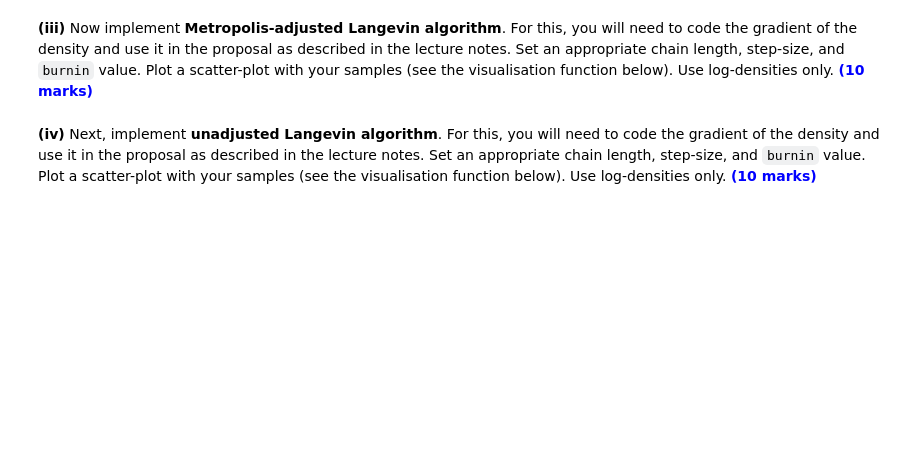
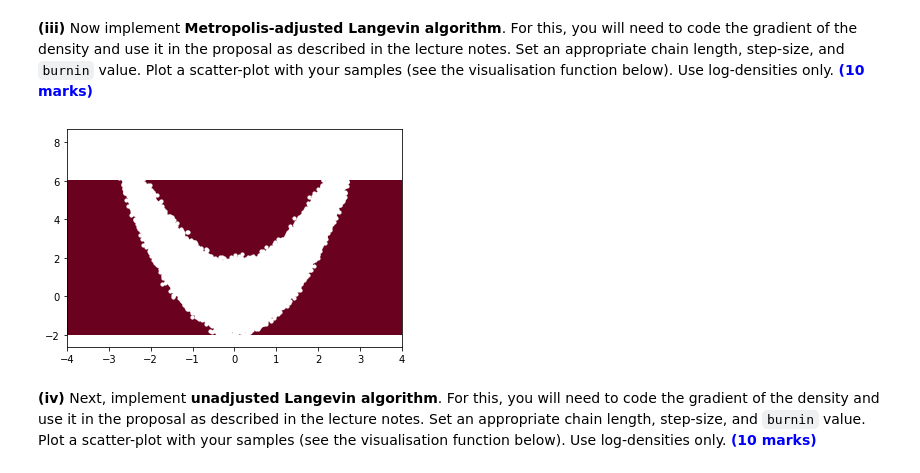
Before and after one commit to l-khali/stochastic_simulation, a Jupyter notebook: coursework/Stochastic Simulation Coursework 2023(1).ipynb, the cells around one changed output. Saved outputs shown, nothing was run; the diff lists cells and outputs as text; code cells hidden in the pictures; blank space fills up the shorter version.

```diff
--- a/coursework/Stochastic Simulation Coursework 2023(1).ipynb
+++ b/coursework/Stochastic Simulation Coursework 2023(1).ipynb
@@ -181,44 +231,60 @@ def log_likelihood(): # fill in the arguments
 # %% [markdown]
 **(iii)** Now implement **Metropolis-adjusted Langevin algorithm**. For this, you will need to code the gradient of the density and use it in the proposal as described in the lecture notes. Set an appropriate chain length, step-size, and `burnin` value. Plot a scatter-plot with your samples (see the visualisation function below). Use log-densities only. **<span style="color:blue">(10 marks)</span>**
 # %%
-def grad_log_prior(): # fill in the arguments
+def grad_log_prior(x): # fill in the arguments
     # fill in the function
-    pass # remove this line
-    return # fill in the return value
+    x1 = x[0]
+    x2 = x[1]
+    return np.array([(-x1/5 + 8*x1*(x2 - x1**2)), (-x2/5 - 4*(x2 - x1**2))])
 
 def grad_log_likelihood(): # fill in the arguments
     # fill in the function
     pass # remove this line
     return # fill in the return value
 
-def log_MALA_kernel(): # fill in the arguments
+def log_MALA_kernel(x_s, x, gamma, grad_log_prior): # fill in the arguments
     # fill in the function
-    pass # remove this line
-    return # fill in the return value
+    return - (1/(4 * gamma)) * np.linalg.norm(x_s - x - gamma * grad_log_prior(x)) ** 2
 
-gam = 0.01
+gamma = 0.01
+N = 1000000
+burnin = 200
 
-# fill in your code here
+# initisl values are zeros
+x = np.zeros((N, 2))
+
+sigma = np.sqrt(2 * gamma)
+
+for n in range(1, N):
+    u = rng.uniform(0,1)
+    x_s_l = x[n-1, :] + gamma * grad_log_prior(x[n-1, :]) + sigma * rng.normal(0, 1, 2)
+    u = rng.uniform(0, 1)
+    if np.log(u) < log_prior(x_s_l) - log_prior(x[n-1, :]) + log_MALA_kernel(x[n-1, :], x_s_l, gamma , grad_log_prior ) -log_MALA_kernel(x_s_l ,x[n-1, :], gamma, grad_log_prior ):
+        x[n, :] = x_s_l
+    else:
+        x[n, :] = x[n-1, :]
 
 # uncomment and plot your results (do not remove)
-# x_bb = np.linspace(-4, 4, 100)
-# y_bb = np.linspace(-2, 6, 100)
-# X_bb , Y_bb = np.meshgrid(x_bb , y_bb)
-# Z_bb = np.zeros((100 , 100))
-# for i in range(100):
-#     for j in range(100):
-#         Z_bb[i, j] = prior([X_bb[i, j], Y_bb[i, j]])
-# plt.contourf(X_bb , Y_bb , Z_bb , 100 , cmap='RdBu')
-# plt.scatter(x[:, 0], x[:, 1], s=10 , c='white')
-# plt.show()
+x_bb = np.linspace(-4, 4, 100)
+y_bb = np.linspace(-2, 6, 100)
+X_bb , Y_bb = np.meshgrid(x_bb , y_bb)
+Z_bb = np.zeros((100 , 100))
+for i in range(100):
+    for j in range(100):
+        Z_bb[i, j] = prior([X_bb[i, j], Y_bb[i, j]])
+plt.contourf(X_bb , Y_bb , Z_bb , 100 , cmap='RdBu')
+plt.scatter(x[burnin:, 0], x[burnin:, 1], s=10 , c='white')
+plt.show()
 
 # Note that above x vector (your samples) is assumed to be (N, 2).
 # It does not have to be this way (You can change the name of the variable x too).
 # i.e., If your x vector is (2, N), then use
 # plt.scatter(x[0, :], x[1, :], s=10 , c='white')
 # instead of
 # plt.scatter(x[:, 0], x[:, 1], s=10 , c='white')
 # in the above code.
+# %% [output]
+[figure, added]
 # %% [markdown]
 **(iv)** Next, implement **unadjusted Langevin algorithm**. For this, you will need to code the gradient of the density and use it in the proposal as described in the lecture notes. Set an appropriate chain length, step-size, and `burnin` value. Plot a scatter-plot with your samples (see the visualisation function below). Use log-densities only. **<span style="color:blue">(10 marks)</span>**
 # %%
```
Also changed, not shown: parts of 12 cells of this notebook, 3 other files.
